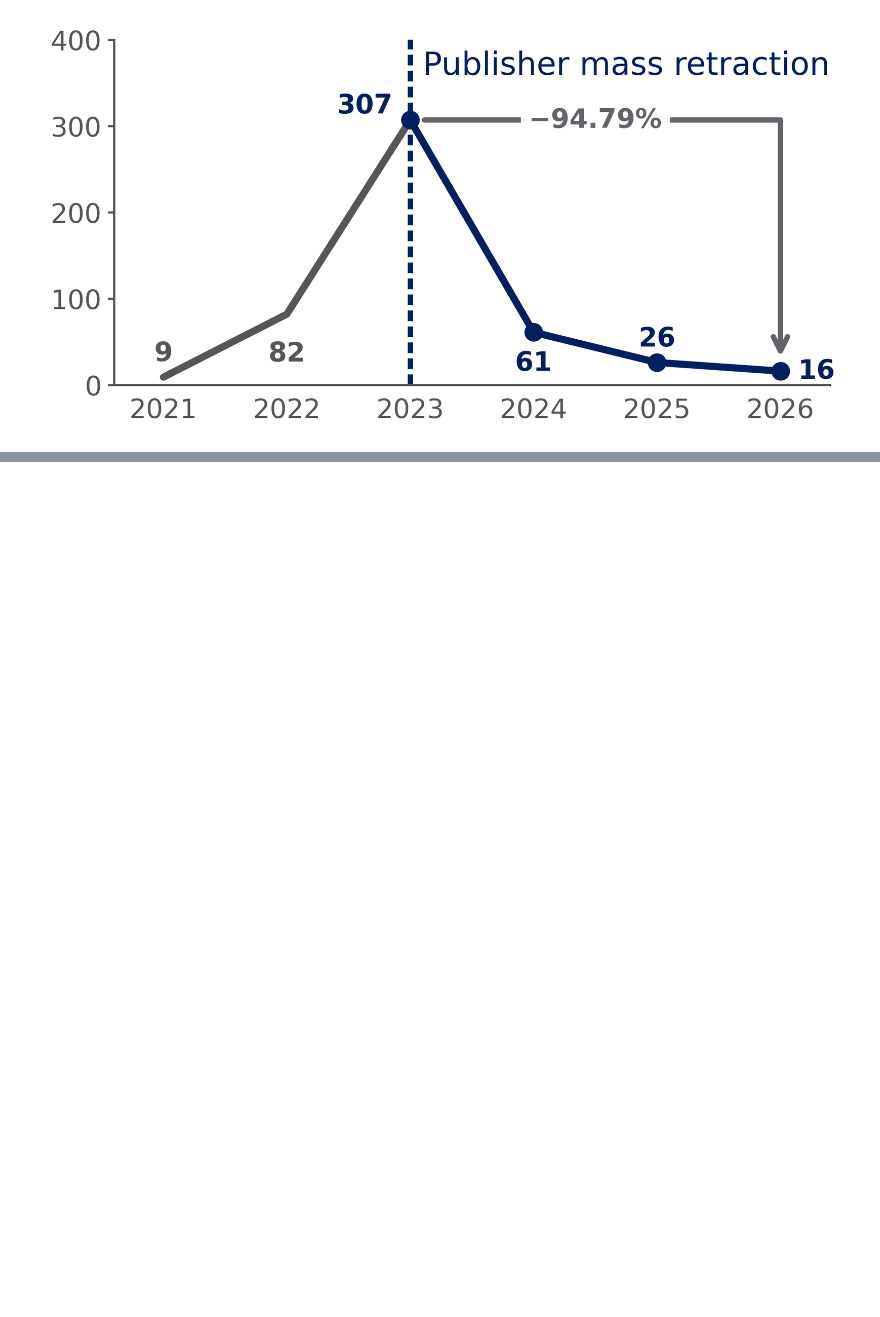
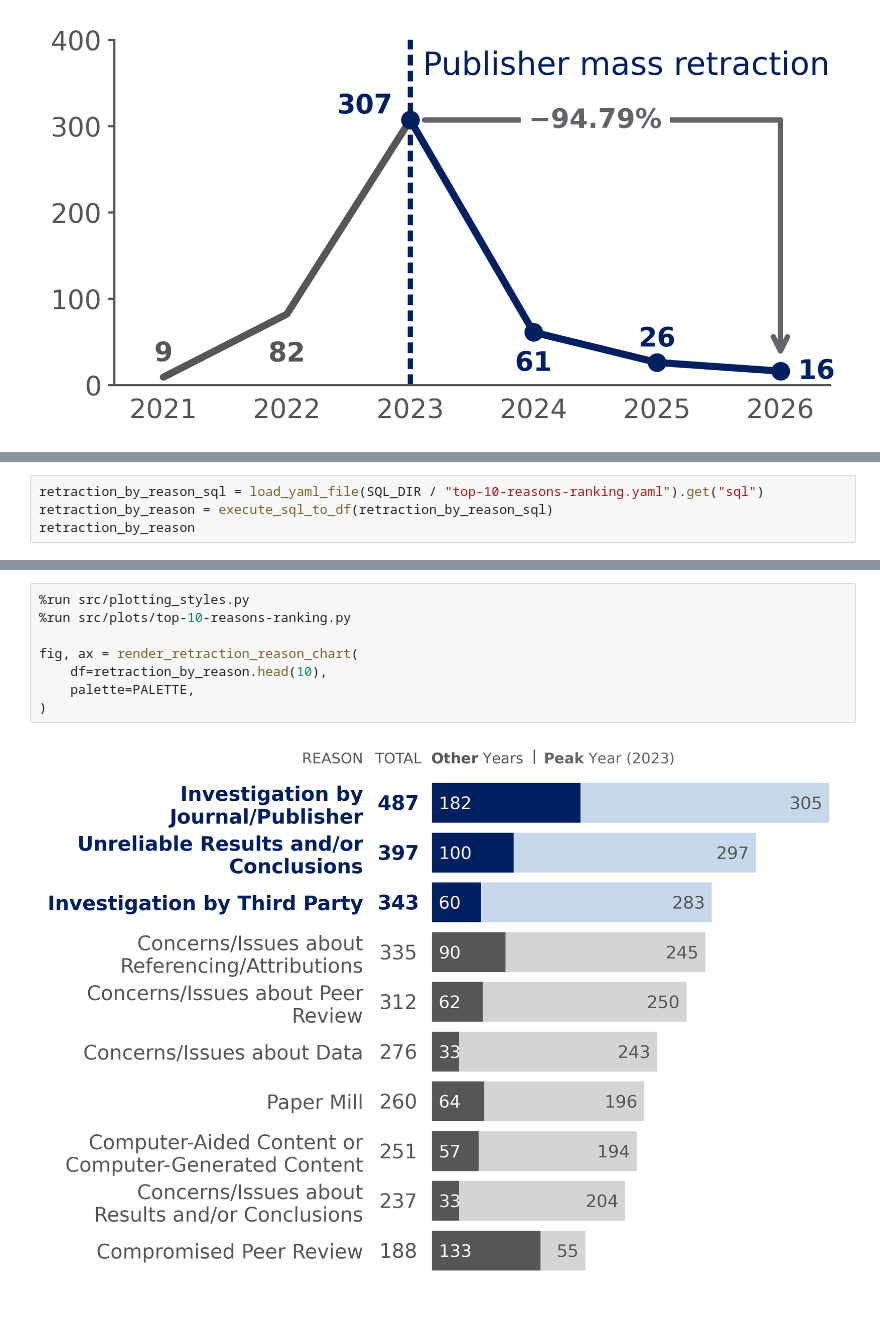
Before and after one commit to haiphan2000/cs-retraction-bibliometrics, a Jupyter notebook: coding/analytics/main_report.ipynb, the cells around one changed output, grey strips where cells are left out. Drawn from its saved outputs; the diff is of its cells as text; blank space fills up the shorter version.

```diff
--- a/coding/analytics/main_report.ipynb
+++ b/coding/analytics/main_report.ipynb
@@ -77,0 +157,4 @@ Done
+# %%
+retraction_by_reason_sql = load_yaml_file(SQL_DIR / "top-10-reasons-ranking.yaml").get("sql")
+retraction_by_reason = execute_sql_to_df(retraction_by_reason_sql)
+retraction_by_reason
@@ -77,0 +174,10 @@ Done
+# %%
+%run src/plotting_styles.py
+%run src/plots/top-10-reasons-ranking.py
+
+fig, ax = render_retraction_reason_chart(
+    df=retraction_by_reason.head(10),
+    palette=PALETTE,
+)
+# %% [output]
+[figure, added]
```
Also changed, not shown: parts of 13 cells of this notebook, 12 other files.
